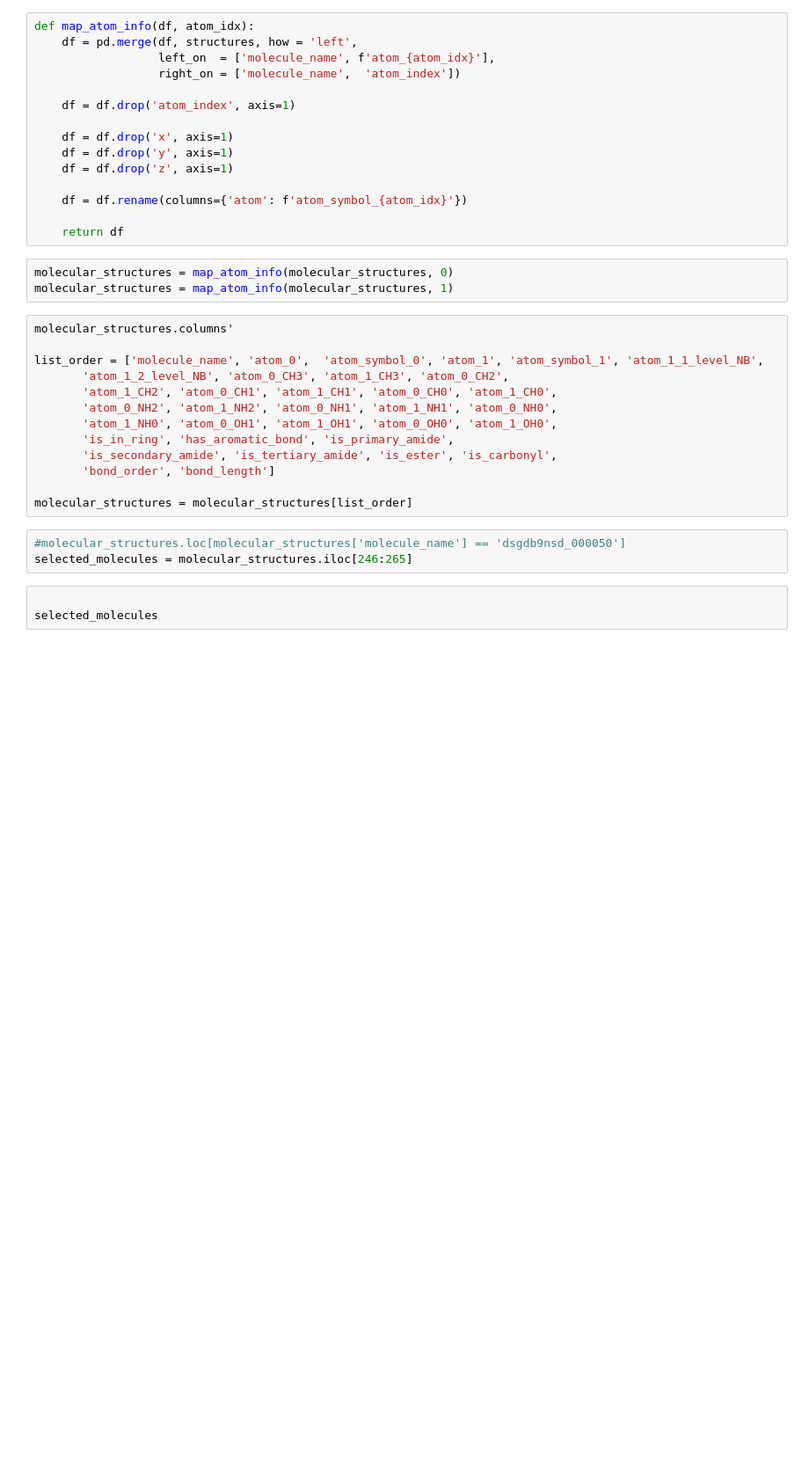
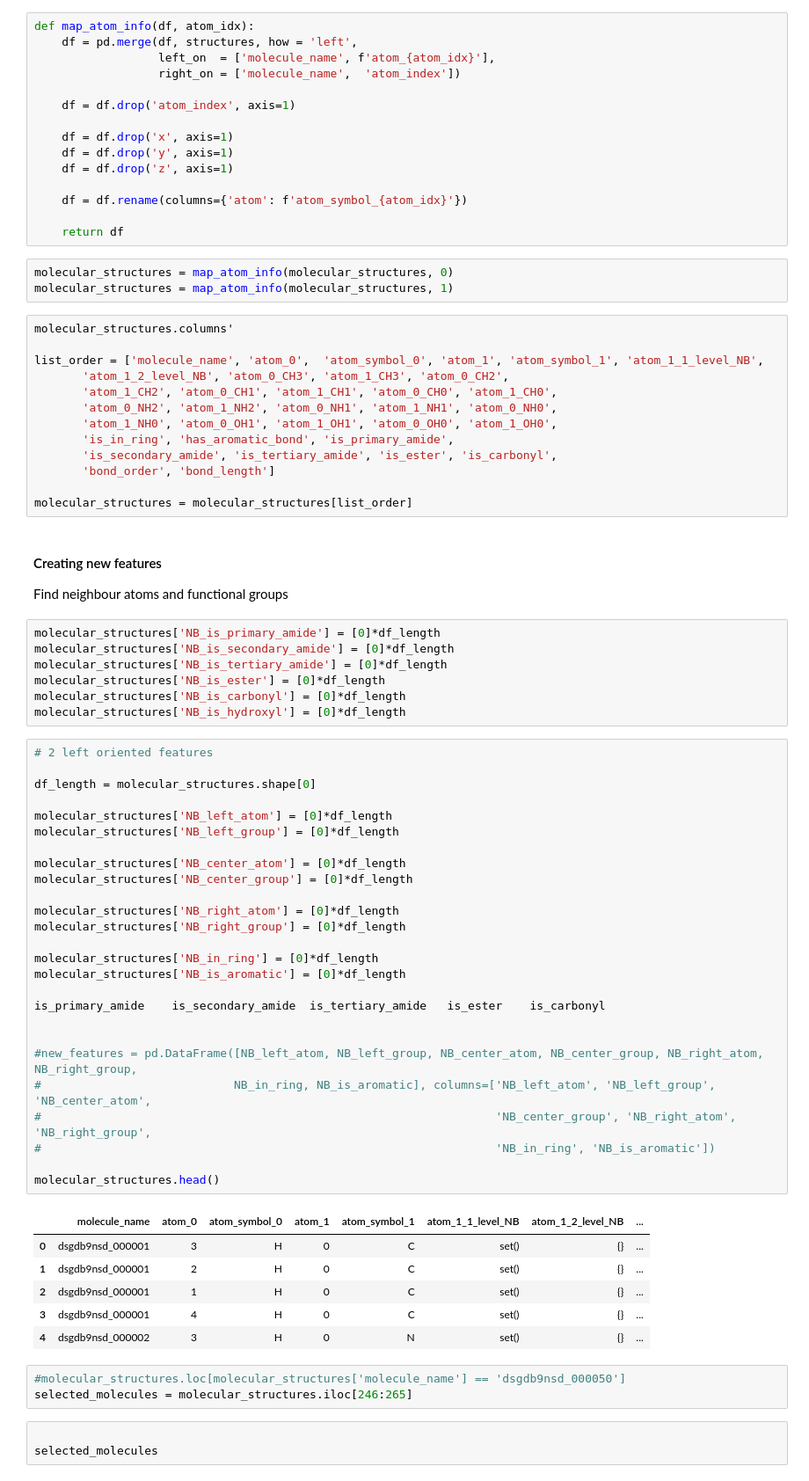
Before and after one commit to johngreibelarsen/predicting-molecular-properties, a Jupyter notebook: basic_feature_engineering_v8.ipynb, the cells around one changed output. Shown at 88% size. Cells and saved outputs as stored; diff of their text form; blank space fills up the shorter version.

Commit message:
Started with adding new neighbour atoms an functional groups

```diff
--- a/basic_feature_engineering_v8.ipynb
+++ b/basic_feature_engineering_v8.ipynb
@@ -70,6 +70,50 @@ list_order = ['molecule_name', 'atom_0',  'atom_symbol_0', 'atom_1', 'atom_symbo
        'bond_order', 'bond_length']
 
 molecular_structures = molecular_structures[list_order]
+# %% [markdown]
+#### Creating new features
+
+Find neighbour atoms and functional groups
+# %%
+molecular_structures['NB_is_primary_amide'] = [0]*df_length
+molecular_structures['NB_is_secondary_amide'] = [0]*df_length
+molecular_structures['NB_is_tertiary_amide'] = [0]*df_length
+molecular_structures['NB_is_ester'] = [0]*df_length
+molecular_structures['NB_is_carbonyl'] = [0]*df_length
+molecular_structures['NB_is_hydroxyl'] = [0]*df_length
+# %%
+# 2 left oriented features
+
+df_length = molecular_structures.shape[0]
+
+molecular_structures['NB_left_atom'] = [0]*df_length
+molecular_structures['NB_left_group'] = [0]*df_length
+
+molecular_structures['NB_center_atom'] = [0]*df_length
+molecular_structures['NB_center_group'] = [0]*df_length
+
+molecular_structures['NB_right_atom'] = [0]*df_length
+molecular_structures['NB_right_group'] = [0]*df_length
+
+molecular_structures['NB_in_ring'] = [0]*df_length
+molecular_structures['NB_is_aromatic'] = [0]*df_length
+
+is_primary_amide	is_secondary_amide	is_tertiary_amide	is_ester	is_carbonyl
+
+
+#new_features = pd.DataFrame([NB_left_atom, NB_left_group, NB_center_atom, NB_center_group, NB_right_atom, NB_right_group,
+#                            NB_in_ring, NB_is_aromatic], columns=['NB_left_atom', 'NB_left_group', 'NB_center_atom',
+#                                                                  'NB_center_group', 'NB_right_atom', 'NB_right_group',
+#                                                                  'NB_in_ring', 'NB_is_aromatic'])
+
+molecular_structures.head()
+# %% [output]
+|  | molecule_name | atom_0 | atom_symbol_0 | atom_1 | atom_symbol_1 | atom_1_1_level_NB | atom_1_2_level_NB | ... |
+| 0 | dsgdb9nsd_000001 | 3 | H | 0 | C | set() | {} | ... |
+| 1 | dsgdb9nsd_000001 | 2 | H | 0 | C | set() | {} | ... |
+| 2 | dsgdb9nsd_000001 | 1 | H | 0 | C | set() | {} | ... |
+| 3 | dsgdb9nsd_000001 | 4 | H | 0 | C | set() | {} | ... |
+| 4 | dsgdb9nsd_000002 | 3 | H | 0 | N | set() | {} | ... |
 # %%
 #molecular_structures.loc[molecular_structures['molecule_name'] == 'dsgdb9nsd_000050']
 selected_molecules = molecular_structures.iloc[246:265]
```
Also changed, not shown: parts of 4 cells of this notebook.
